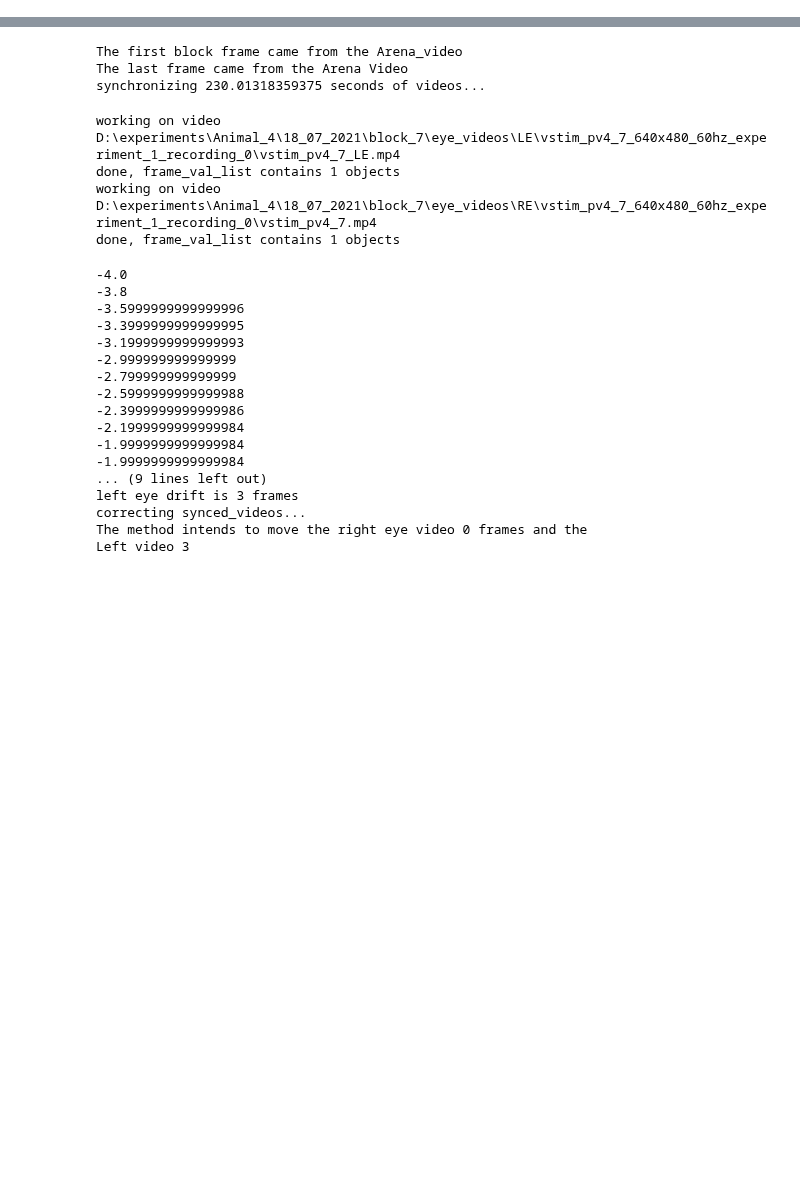
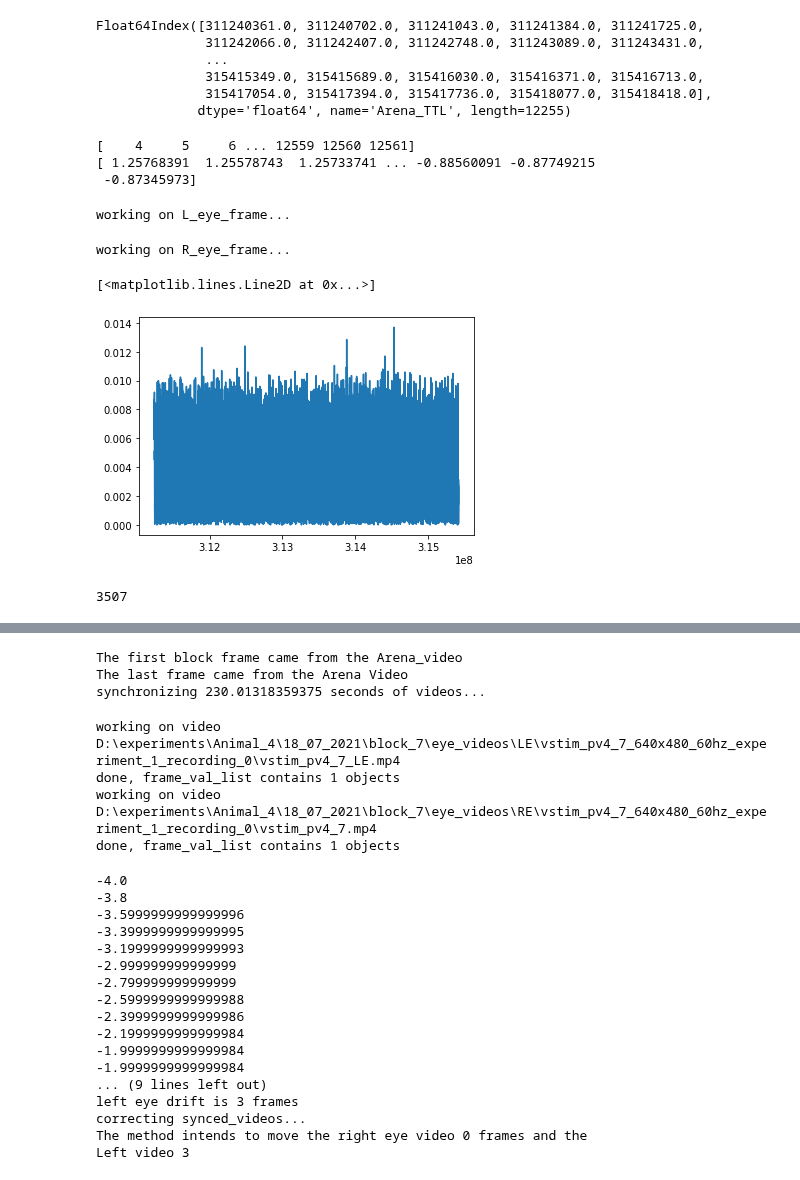
Before and after one commit to neural-electrophysiology-tool-team/Eye-Tracking-Tools, a Jupyter notebook: single_block_class_based_testing.ipynb, the cells around one changed output, grey strips where cells are left out. Cells and saved outputs as stored; diff of their text form; code cells hidden in the pictures; blank space fills up the shorter version.

```diff
--- a/single_block_class_based_testing.ipynb
+++ b/single_block_class_based_testing.ipynb
@@ -12,0 +192,64 @@ instantiated block number 7 at Path: D:\experiments\Animal_4\18_07_2021\block_7
+# %%
+block.blocksync_df.index
+# %% [output]
+Float64Index([311240361.0, 311240702.0, 311241043.0, 311241384.0, 311241725.0,
+              311242066.0, 311242407.0, 311242748.0, 311243089.0, 311243431.0,
+              ...
+              315415349.0, 315415689.0, 315416030.0, 315416371.0, 315416713.0,
+              315417054.0, 315417394.0, 315417736.0, 315418077.0, 315418418.0],
+             dtype='float64', name='Arena_TTL', length=12255)
+# %%
+#but also built here::
+print(s.values.astype(int))
+print(block.r_eye_values)
+# %% [output]
+[    4     5     6 ... 12559 12560 12561]
+[ 1.25768391  1.25578743  1.25733741 ... -0.88560091 -0.87749215
+ -0.87345973]
+# %%
+# produce_drift_report built here::
+# create the column_map automatically
+l_key = [i for i in block.blocksync_df.columns if 'L' in i]
+r_key = [i for i in block.blocksync_df.columns if 'R' in i]
+l_values = [i for i in block.oe_events.columns if 'L_e' in i]
+r_values = [i for i in block.oe_events.columns if 'R_e' in i]
+l_values.append('L_eye_slip')
+r_values.append('R_eye_slip')
+print(l_values)
+
+col_map = {
+    l_key[0] : l_values,
+    r_key[0] : r_values
+}
+acc_report = block.blocksync_df.copy(deep=True)
+for col in ['L_eye_frame','R_eye_frame']:
+    acc_report.insert(loc=0,column=column_map[col][2],value=np.nan)
+    print(f'working on {col}...')
+    for i,t in tqdm(enumerate(block.blocksync_df.index)):
+        eye_frame = block.blocksync_df[col].iloc[i]
+        frame_col = column_map[col][1]
+        TTL_col = column_map[col][0]
+        eye_loc = block.oe_events.query(f"{frame_col} == {eye_frame}").index[0]
+        eye_timestamp = block.oe_events.loc[eye_loc, TTL_col]
+        large = max(eye_timestamp, t)
+        small = min(eye_timestamp, t)
+        abs_diff = abs(large - small)
+        acc_report.at[t,column_map[col][2]] = abs_diff
+    #
+ slip_list.append(eye_timestamp)
+# %% [output]
+working on L_eye_frame...
+working on R_eye_frame...
+# %%
+plt.plot(acc_report.R_eye_slip / 20000)
+# %% [output]
+[<matplotlib.lines.Line2D at 0x...>]
+[figure, added]
+# %%
+col = 'L_eye_frame'
+frame_col = column_map[col][1]
+TTL_col = column_map[col][0]
+#block.oe_events.L_eye_TTL.loc[block.oe_events.query("L_eye_TTL_frame == 1").index[0]] -- this one worked
+timestamp = block.oe_events.query(f"{frame_col} == {eye_frame}").index[0]
+# %% [output]
+3507
```
Also changed, not shown: parts of 47 cells of this notebook, 2 other files.
